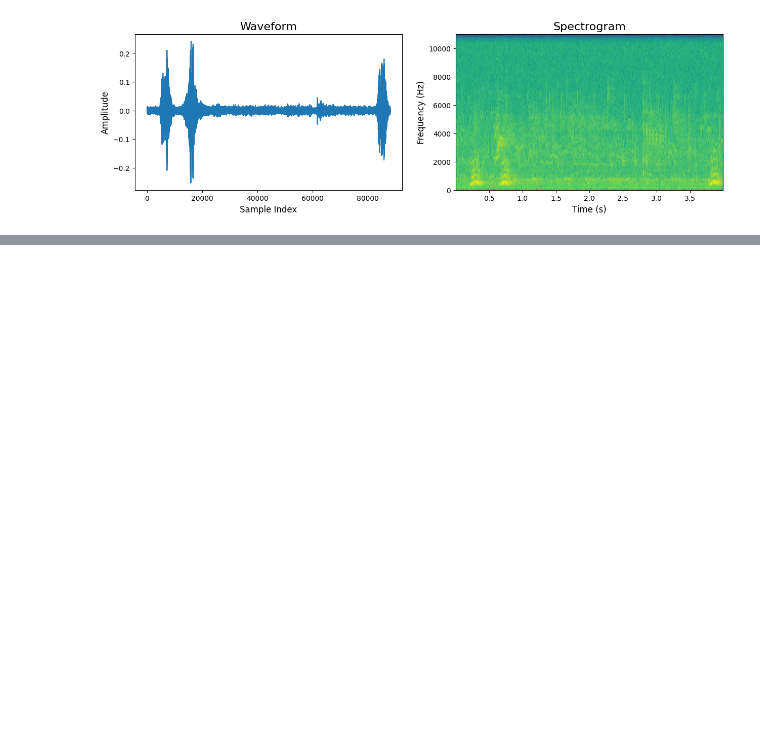
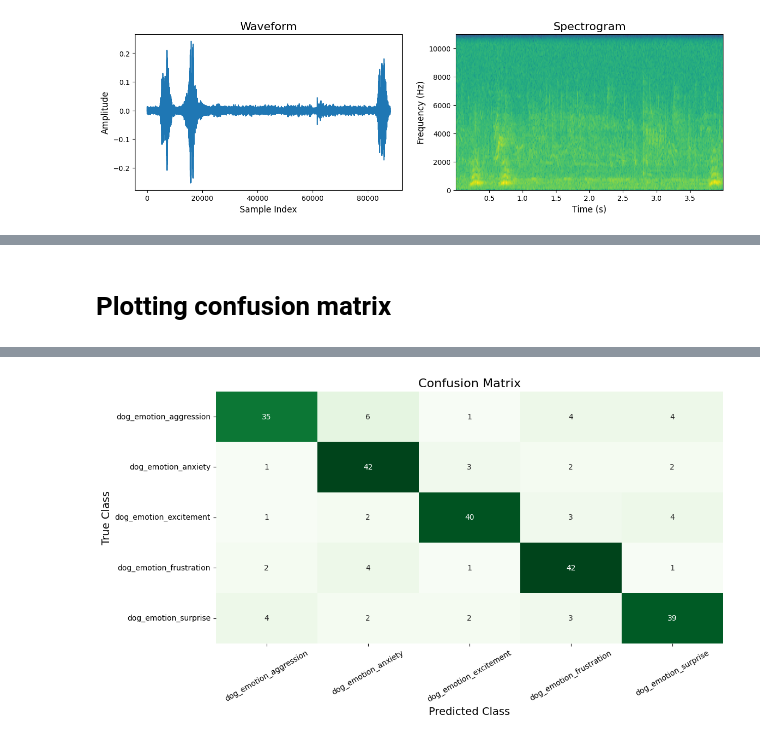
Before and after one commit to Arwan1/dog-repo, a Jupyter notebook: Dog_classification_project3.ipynb, the cells around one changed output, grey strips where cells are left out. Cells and saved outputs as stored; diff of their text form; code cells hidden in the pictures; blank space fills up the shorter version.

```diff
--- a/Dog_classification_project3.ipynb
+++ b/Dog_classification_project3.ipynb
@@ -221,0 +312,2 @@ Class : dog_emotion_frustration
+# %%
+trainX, testX, trainY, testY = train_test_split(x, y, stratify = y, random_state = 0)
@@ -221,0 +554,17 @@ Class : dog_emotion_frustration
+# %% [markdown]
+# Plotting confusion matrix
+# %%
+# Plotting confusion matrix
+pred = np.argmax(model.predict(testX), axis = 1)
+true = np.argmax(testY, axis = 1)
+
+matrix = confusion_matrix(true, pred)
+
+plt.figure(figsize = (12, 6))
+sns.heatmap(matrix, annot = True, cbar = False, fmt = 'd', cmap = 'Greens', xticklabels = encoder.classes_, yticklabels = encoder.classes_)
+plt.title('Confusion Matrix', fontsize = 16)
+plt.xlabel('Predicted Class', fontsize = 14)
+plt.xticks(rotation = 30)
+plt.ylabel('True Class', fontsize = 14)
+plt.show()
+# %% [output]
@@ -221,0 +572 @@ Class : dog_emotion_frustration
+[figure, added]
```
Also changed, not shown: parts of 37 cells of this notebook.
